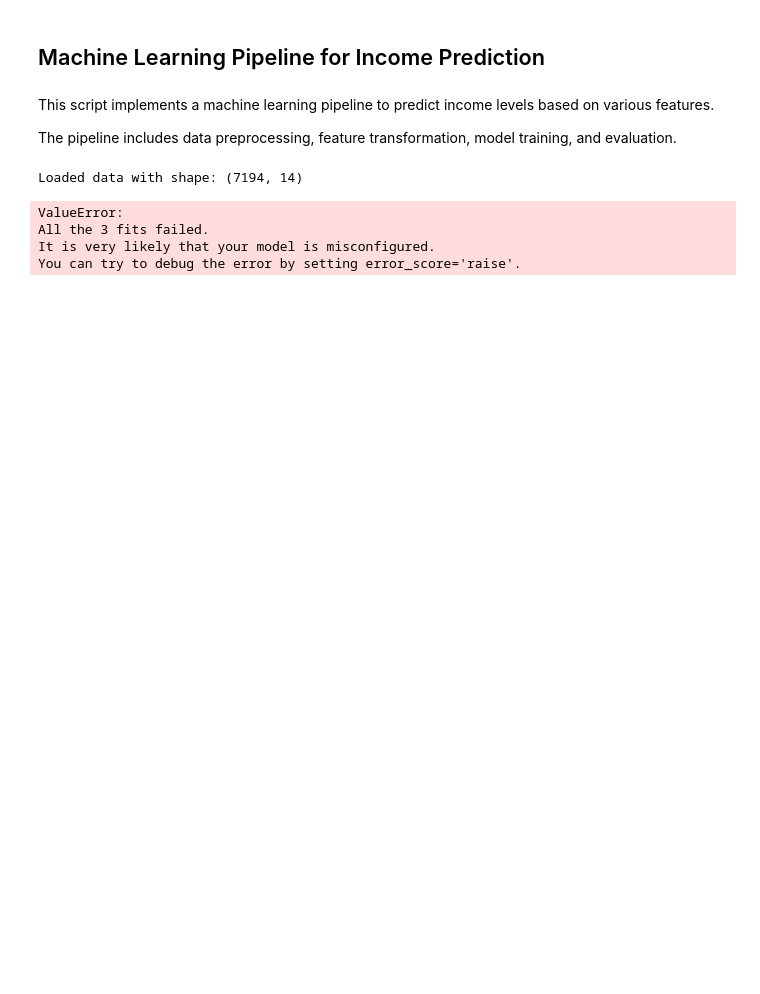
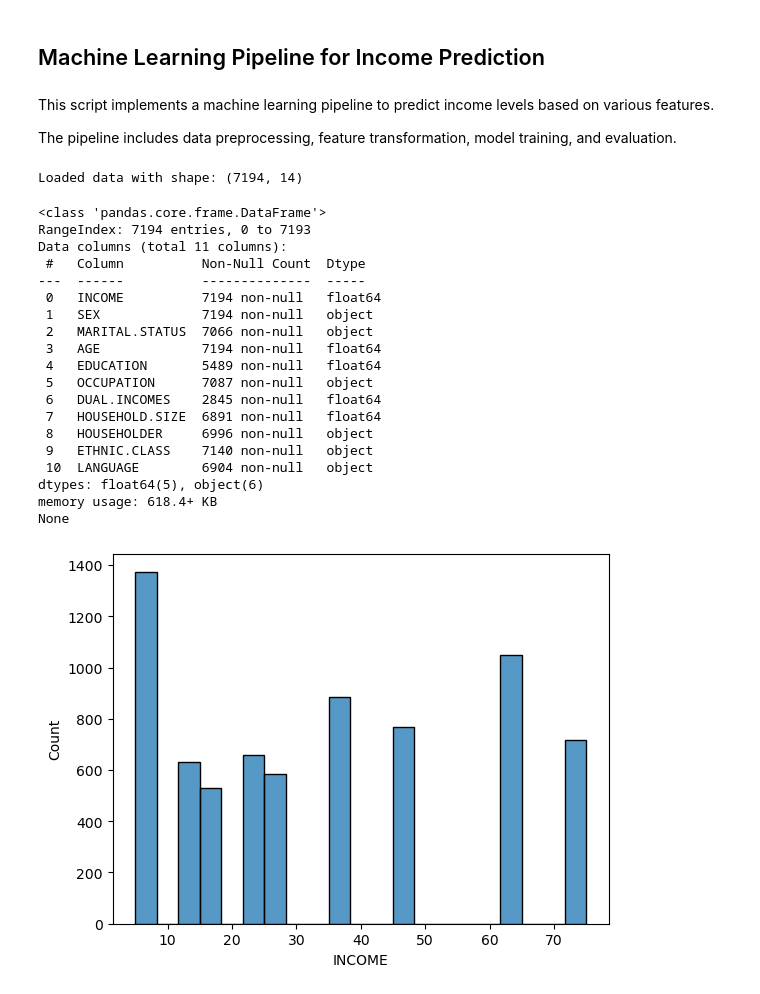
Before and after one commit to CanaryBrianArmas/Team_T09_Pipelines, a Jupyter notebook: src/result_notebooks/Team_T09_Pipelines_I.ipynb, the cells around one changed output. Drawn from its saved outputs; the diff is of its cells as text; code cells hidden in the pictures; blank space fills up the shorter version.

```diff
--- a/src/result_notebooks/Team_T09_Pipelines_I.ipynb
+++ b/src/result_notebooks/Team_T09_Pipelines_I.ipynb
@@ -11,9 +12,32 @@ from helpers import train_pipeline
-# %%
-if __name__ == "__main__":
-    train_pipeline()
-# %% [output]
-Loaded data with shape: (7194, 14)
-ValueError:
-All the 3 fits failed.
-It is very likely that your model is misconfigured.
-You can try to debug the error by setting error_score='raise'.
+# %%
+ # Load data
+train_df = load_data('../data/train.csv')
+# %% [output]
+Loaded data with shape: (7194, 14)
+# %%
+# drop and transform columns
+train_df = drop_transform_data(train_df)
+# %%
+# show stats and target
+show_stats(train_df)
+# %% [output]
+<class 'pandas.core.frame.DataFrame'>
+RangeIndex: 7194 entries, 0 to 7193
+Data columns (total 11 columns):
+ #   Column          Non-Null Count  Dtype
+---  ------          --------------  -----
+ 0   INCOME          7194 non-null   float64
+ 1   SEX             7194 non-null   object
+ 2   MARITAL.STATUS  7066 non-null   object
+ 3   AGE             7194 non-null   float64
+ 4   EDUCATION       5489 non-null   float64
+ 5   OCCUPATION      7087 non-null   object
+ 6   DUAL.INCOMES    2845 non-null   float64
+ 7   HOUSEHOLD.SIZE  6891 non-null   float64
+ 8   HOUSEHOLDER     6996 non-null   object
+ 9   ETHNIC.CLASS    7140 non-null   object
+ 10  LANGUAGE        6904 non-null   object
+dtypes: float64(5), object(6)
+memory usage: 618.4+ KB
+None
+[figure, added]
```
Also changed, not shown: parts of 2 cells of this notebook, 5 other files.
